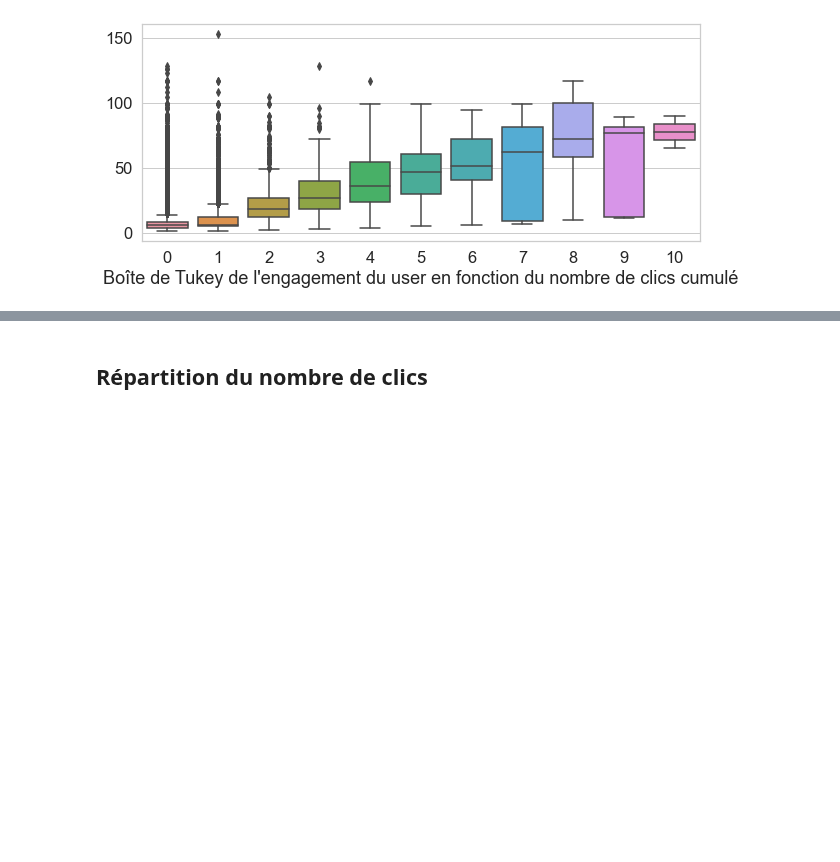
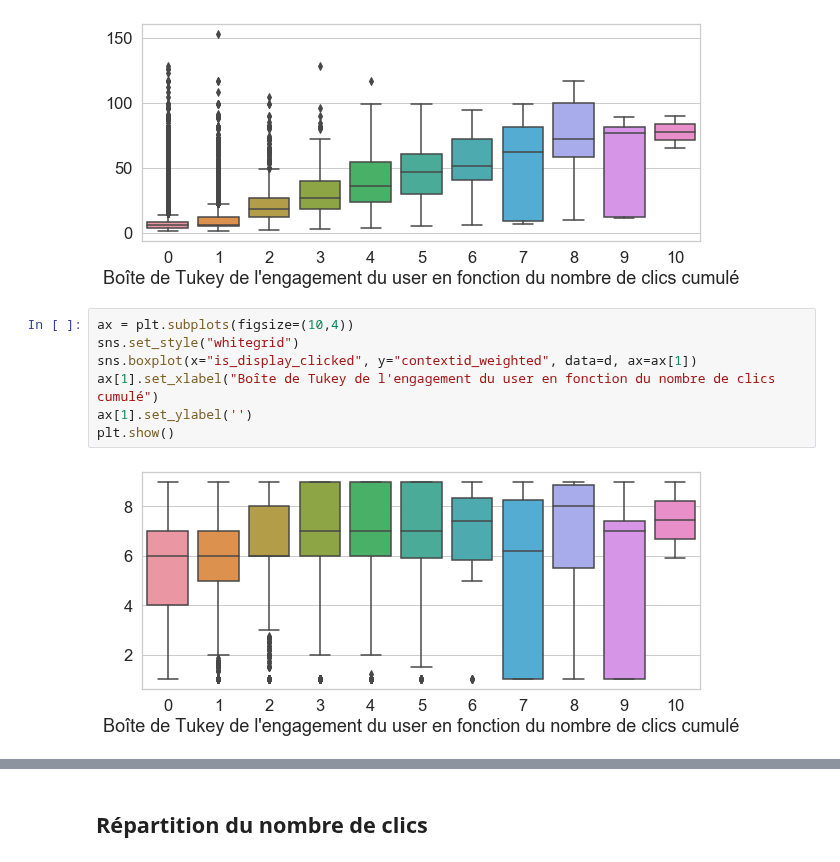
Before and after one commit to baptiste-pasquier/statapp, a Jupyter notebook: analyse_desc.ipynb, the cells around one changed output, grey strips where cells are left out. Saved outputs shown, nothing was run; the diff lists cells and outputs as text; blank space fills up the shorter version.

```diff
--- a/analyse_desc.ipynb
+++ b/analyse_desc.ipynb
@@ -267,6 +282,15 @@ ax[1].set_ylabel('')
 plt.show()
 # %% [output]
 [figure]
+# %%
+ax = plt.subplots(figsize=(10,4))
+sns.set_style("whitegrid")
+sns.boxplot(x="is_display_clicked", y="contextid_weighted", data=d, ax=ax[1])
+ax[1].set_xlabel("Boîte de Tukey de l'engagement du user en fonction du nombre de clics cumulé")
+ax[1].set_ylabel('')
+plt.show()
+# %% [output]
+[figure, added]
 # %%
 # `hashed_xd_id` : Hashed cross device identification number
 b = df[['is_display_clicked', 'hashed_xd_id']].groupby(['hashed_xd_id']).sum()
```
Also changed, not shown: parts of 6 cells of this notebook.
